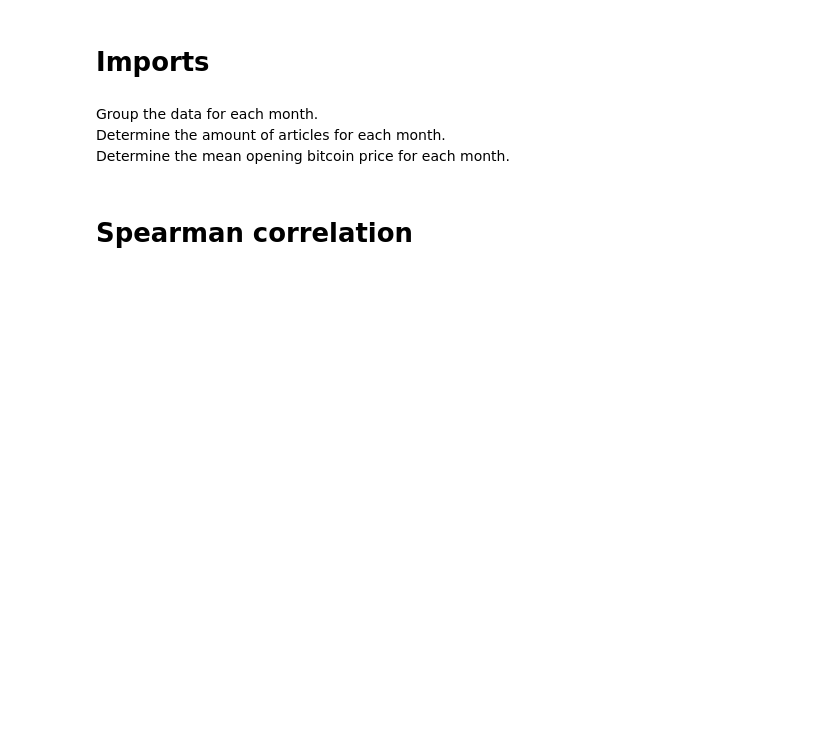
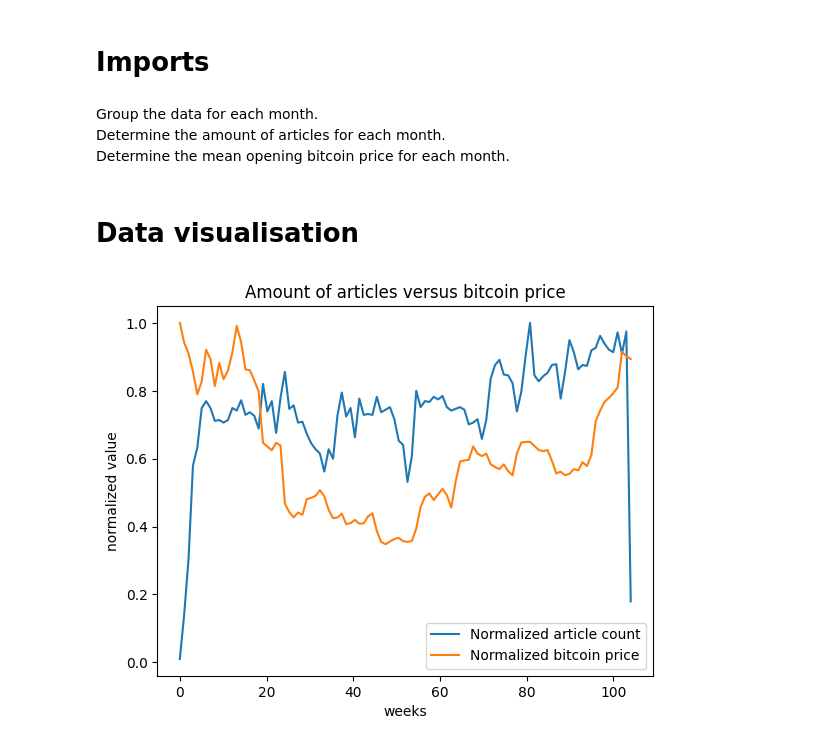
Before and after one commit to Dennis-2004/SDA, a Jupyter notebook: SDA.ipynb, the cells around one changed output. Saved outputs shown, nothing was run; the diff lists cells and outputs as text; code cells hidden in the pictures; blank space fills up the shorter version.

```diff
--- a/SDA.ipynb
+++ b/SDA.ipynb
@@ -22,12 +26,37 @@ Determine the mean opening bitcoin price for each month.
 cn['date'] = pd.to_datetime(cn['date'], format='%Y-%m-%d %H:%M:%S')
 bp['date'] = pd.to_datetime(bp['Date'], format='%Y-%m-%d')
 
-# Only keep the year and months of the date
-cn['year_month'] = cn['date'].dt.to_period('M')
-bp['year_month'] = bp['date'].dt.to_period('M')
+# Discard unnecairy date data, eg. hours, minutes etc
+cn['weeks'] = cn['date'].dt.to_period('W')
+bp['weeks'] = bp['date'].dt.to_period('W')
 
-# Group data by the months
-cn_monthly_count = cn.groupby('year_month').size().reset_index(name='Count')
-bp_monthly_mean = bp.groupby('year_month')['Open'].mean().reset_index(name='Open_mean')
+# Extract the polarity field out of the cn dataset
+cn['sentiment'] = cn['sentiment'].apply(ast.literal_eval)
+cn['polarity'] = cn['sentiment'].apply(lambda x: x['polarity'])
+
+# Group data by the weeks
+bp_weekly_mean = bp.groupby('weeks')['Open'].mean().reset_index(name='Open_mean')
+cn_weekly_count = cn.groupby('weeks').size().reset_index(name='Count')
+cn_weekly_sentiment = cn.groupby('weeks')['polarity'].mean().reset_index(name='polarity_mean')
-# %% [markdown]
-# Spearman correlation
+# %% [markdown]
+# Data visualisation
+# %%
+# Normalize the data
+cn_count_list = list(cn_weekly_count['Count'])
+normalized_count = [count / max(cn_count_list) for count in cn_count_list]
+
+bp_mean_list = list(bp_weekly_mean['Open_mean'])
+normalized_mean = [mean / max(bp_mean_list) for mean in bp_mean_list]
+
+
+# Plot the data
+x = np.linspace(0, len(normalized_count), len(normalized_count))
+plt.plot(x, normalized_count, label='Normalized article count')
+plt.plot(x, normalized_mean, label='Normalized bitcoin price')
+plt.title('Amount of articles versus bitcoin price')
+plt.xlabel('weeks')
+plt.ylabel('normalized value')
+plt.legend()
+plt.show()
+# %% [output]
+[figure, added]
```
Also changed, not shown: parts of 16 cells of this notebook, 2 other files.
